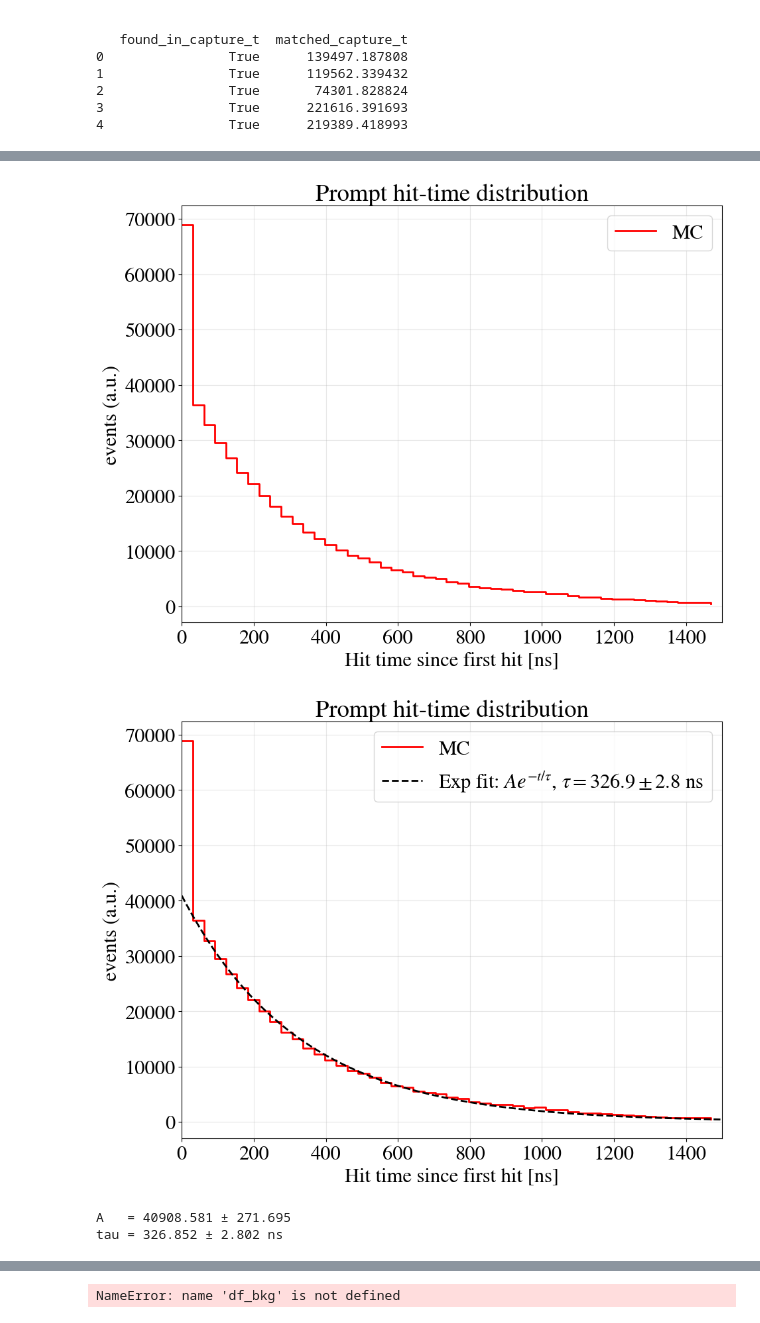
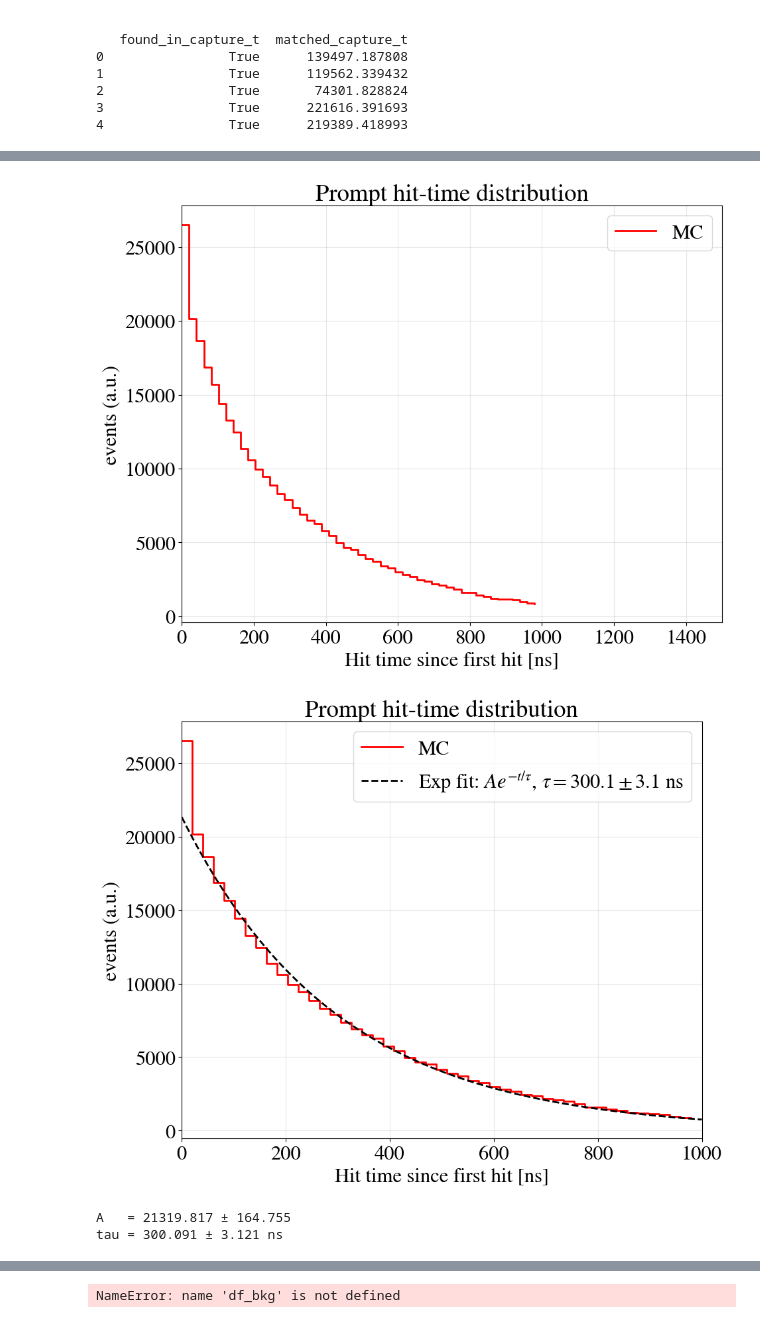
Before and after one commit to halmamol/ACES, a Jupyter notebook: jupyter_nb/CandidateEvents_MC.ipynb, the cells around one changed output, grey strips where cells are left out. Cells and saved outputs as stored; diff of their text form; code cells hidden in the pictures.

```diff
--- a/jupyter_nb/CandidateEvents_MC.ipynb
+++ b/jupyter_nb/CandidateEvents_MC.ipynb
@@ -119,7 +127,7 @@ df_gamma = pd.read_csv(sig_gamma_file)
 # %%
 #df = df[df.delayed_nhits > 12]
 df = (df.loc[df.groupby(["event_number", "prompt_time"])["DeltaR"].idxmin()].reset_index(drop=True))
-df = df[(df.delayed_x < 200) & (df.delayed_x > -200) & (df.delayed_y < 200) & (df.delayed_y > -200) & (df.delayed_z < 200) & (df.delayed_z > -200)]
+df = df[(df.delayed_x < 2000) & (df.delayed_x > -2000) & (df.delayed_y < 2000) & (df.delayed_y > -2000) & (df.delayed_z < 2000) & (df.delayed_z > -2000)]
 # %%
 df
 # %% [output]
@@ -139,6 +147,6 @@ df
 # %%
 input_path = '/data/halmazan/WCTE/MC/'
-file = 'wcte_ambe_mc_digidata_NEW_0.root'
+file = f'wcte_ambe_mc_digidata_{sig_run}.root'
 
 path = os.path.join(input_path, file)
 
@@ -1138,10 +1223,10 @@ def get_shifted_times(df, col="prompt_times_raw", tmax=1000, sort_hits=True):
     return np.concatenate(shifted_all)
 
 # Get combined shifted hit times
-sig_times = get_shifted_times(df_gamma, col="prompt_times_raw", tmax=1500)
+sig_times = get_shifted_times(df_gamma, col="prompt_times_raw", tmax=1000)
 
 # Common binning
-bins = np.linspace(0, 1500, 50)   # 25 bins of 60 ns each
+bins = np.linspace(0, 1000, 50)   # 25 bins of 60 ns each
 
 sig_counts, edges = np.histogram(sig_times, bins=bins)
 
@@ -1177,39 +1262,39 @@ p0 = [y_fit.max(), 300]
 # fit
 popt, pcov = curve_fit(expo, x_fit, y_fit, p0=p0)
 A_fit, tau_fit = popt
 A_err, tau_err = np.sqrt(np.diag(pcov))
 
 # smooth curve for plotting
-x_smooth = np.linspace(0, 1500, 500)
+x_smooth = np.linspace(0, 1000, 500)
 y_smooth = expo(x_smooth, A_fit, tau_fit)
 
 # Plot
 plt.figure()
 
 plt.step(edges[:-1], sig_counts, where='post',
          color='red', linewidth=2,
          label='MC')
 
 plt.plot(x_smooth, y_smooth,
          color='black', linestyle='--', linewidth=2,
          label=fr'Exp fit: $A e^{{-t/\tau}}$, $\tau = {tau_fit:.1f} \pm {tau_err:.1f}$ ns')
 
 plt.xlabel('Hit time since first hit [ns]')
 plt.ylabel('events (a.u.)')
 plt.title('Prompt hit-time distribution')
-plt.xlim(0, 1500)
+plt.xlim(0, 1000)
 plt.grid(alpha=0.3)
 plt.legend()
 plt.tight_layout()
 plt.show()
 
 print(f"A   = {A_fit:.3f} ± {A_err:.3f}")
 print(f"tau = {tau_fit:.3f} ± {tau_err:.3f} ns")
 # %% [output]
-[figure, old version]
+[figure, new version]
-[figure, old version]
+[figure, new version]
-A   = 40908.581 ± 271.695
-tau = 326.852 ± 2.802 ns
+A   = 21319.817 ± 164.755
+tau = 300.091 ± 3.121 ns
 # %%
 df2 = df_gamma.copy()
 
```
Also changed, not shown: parts of 59 cells of this notebook, 7 other files.
